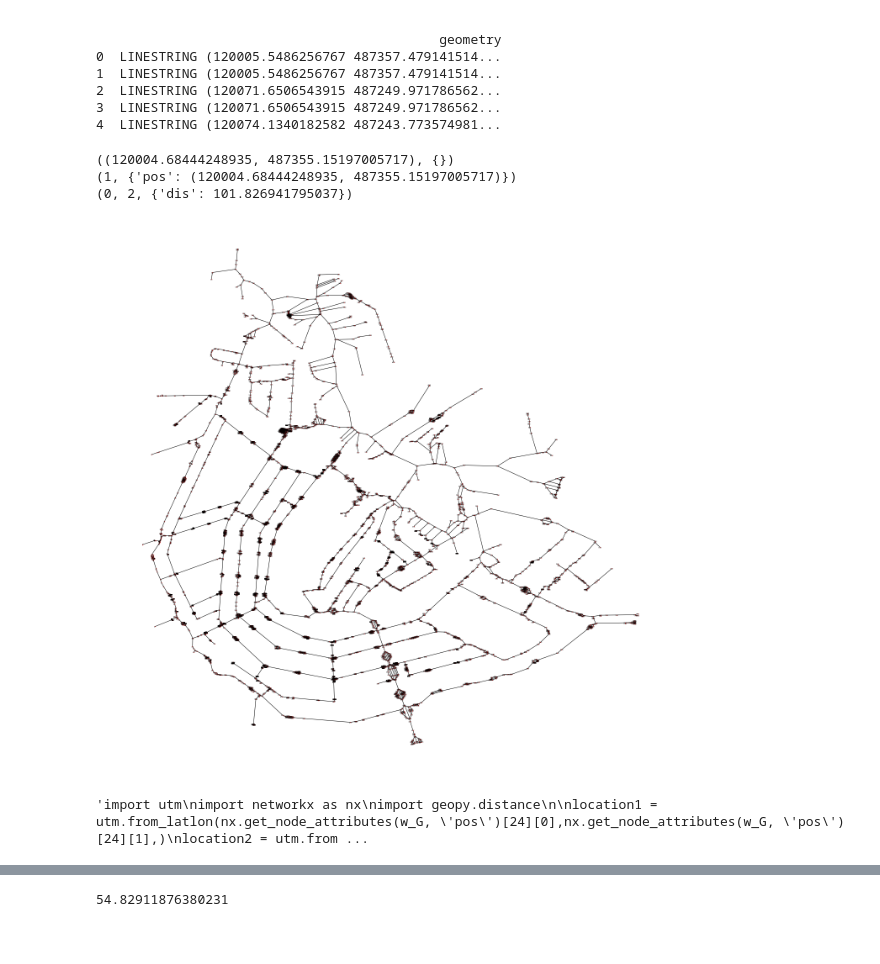
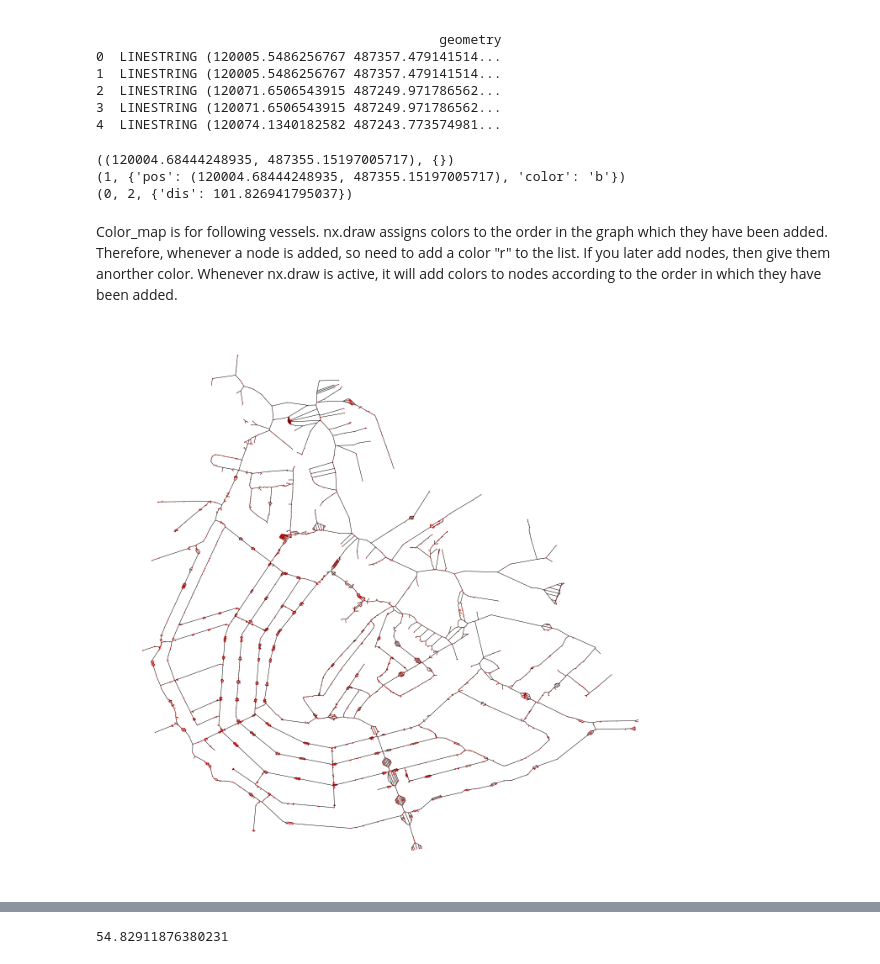
Before and after one commit to TUDelft-CITG/OpenTNSim, a Jupyter notebook: notebooks/Amsterdam_Network_Jupyter_Network_Uitgebreid_Fork.ipynb, the cells around one changed output, grey strips where cells are left out. Drawn from its saved outputs; the diff is of its cells as text; code cells hidden in the pictures; blank space fills up the shorter version.

```diff
--- a/notebooks/Amsterdam_Network_Jupyter_Network_Uitgebreid_Fork.ipynb
+++ b/notebooks/Amsterdam_Network_Jupyter_Network_Uitgebreid_Fork.ipynb
@@ -38,12 +37,13 @@ lat_lon_to_index = {}
 h = list(G.nodes(data=True)) # in de shapefile nodes are positioned as lonlat instead of latlon
 print (h[1])
 for i, node in enumerate(G.nodes()): #adds nodes with label 1 till n nodes to the network.
-    w_G.add_node(i, pos= node)
+    w_G.add_node(i, pos= node, color = "b")
     lat_lon_to_index[node] = i
-    color_map.append('r')
+    color_map.append('b')
 
 for edge in G.edges(data=True): # adds edges with attributes to the graph from shapefile according to the order in which the edges are ordered in the shapefile
     w_G.add_edge(lat_lon_to_index[edge[0]], lat_lon_to_index[edge[1]], dis=edge[2]['cost'] )
+
 
 c =list(w_G.nodes(data = True))
 j = list(w_G.edges(data = True))
@@ -52,33 +52,18 @@ print(c[1])
 print(j[1])
 # %% [output]
 ((120004.68444248935, 487355.15197005717), {})
-(1, {'pos': (120004.68444248935, 487355.15197005717)})
+(1, {'pos': (120004.68444248935, 487355.15197005717), 'color': 'b'})
 (0, 2, {'dis': 101.826941795037})
+# %% [markdown]
+Color_map is for following vessels. nx.draw assigns colors to the order in the graph which they have been added. Therefore, whenever a node is added, so need to add a color "r" to the list. If you later add nodes, then give them anorther color. Whenever nx.draw is active, it will add colors to nodes according to the order in which they have been added.
 # %%
+#prints network according to the order in the shapefile
 plt.figure(figsize=(18,18))
-nx.draw(w_G, nx.get_node_attributes(w_G, 'pos'), with_labels=True, node_size=0.5, font_size = 3)
+nx.draw(w_G, nx.get_node_attributes(w_G, 'pos'), with_labels=True, node_size=0.5, font_size = 0.5)
 plt.savefig('/Users/JeroenvanderDoes/Downloads/Amsterdam_Canals_8.pdf', format='pdf', rasterized=False)
 plt.show()
 # %% [output]
-[figure, old version]
+[figure, new version]
 # %%
 labels = nx.get_edge_attributes(w_G,'dis')
-# %%
-"""import utm
-import networkx as nx
-import geopy.distance
-
-location1 = utm.from_latlon(nx.get_node_attributes(w_G, 'pos')[24][0],nx.get_node_attributes(w_G, 'pos')[24][1],)
-location2 = utm.from_latlon(nx.get_node_attributes(w_G, 'pos')[15][0],nx.get_node_attributes(w_G, 'pos')[15][1])
-location3 = utm.to_latlon(location1[0],location1[1], 31, "N")
-distance = ((location2[0]-location1[0])**2+(location2[1]-location1[1])**2)**0.5
-
-print(location1)
-print(location2)
-#print(location3)
-print(geopy.distance.distance(nx.get_node_attributes(w_G, 'pos')[24],nx.get_node_attributes(w_G, 'pos')[15])*1000)
-print(math.atan2(location2[1] - location1[1], location2[0] - location1[0]) * (180.0 / math.pi))
-"""
-# %% [output]
-'import utm\nimport networkx as nx\nimport geopy.distance\n\nlocation1 = utm.from_latlon(nx.get_node_attributes(w_G, \'pos\')[24][0],nx.get_node_attributes(w_G, \'pos\')[24][1],)\nlocation2 = utm.from ...
 # %%
```
Also changed, not shown: parts of 11 cells of this notebook, 1 other file.
